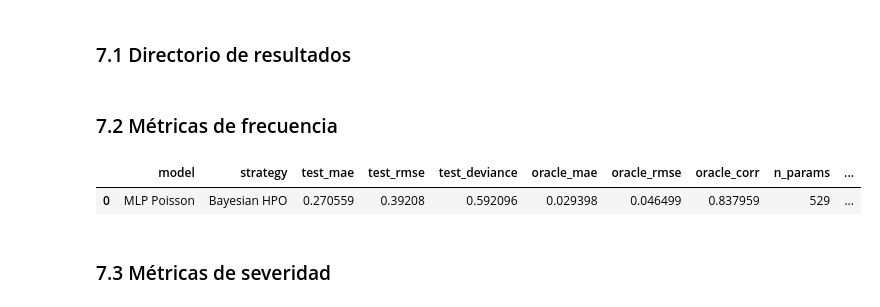
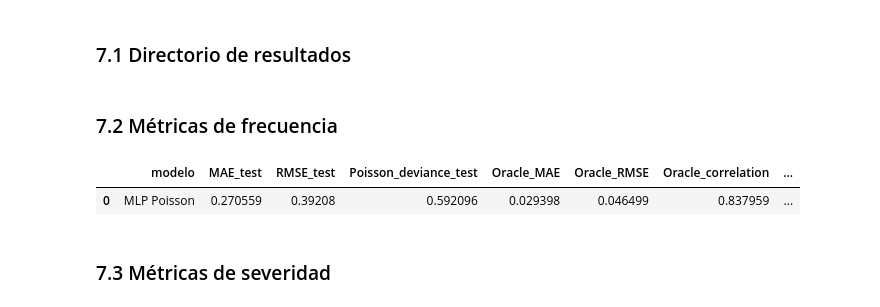
Before and after one commit to ActuarioDereckFuzz/Modelos_estadisticosvsMLvsDeep-Learning, a Jupyter notebook: notebooks/05_deep_learning.ipynb, the cells around one changed output. Cells and saved outputs as stored; diff of their text form; code cells hidden in the pictures.

```diff
--- a/notebooks/05_deep_learning.ipynb
+++ b/notebooks/05_deep_learning.ipynb
@@ -6645,38 +6645,63 @@ RESULTS_TABLES_DIR.mkdir(
 # %%
 dl_frequency_metrics = pd.DataFrame([
     {
-        "model": "MLP Poisson",
-        "strategy": "Bayesian HPO",
+        # Esquema común
+        "modelo": "MLP Poisson",
 
-        # Métricas observables
-        "test_mae": freq_final_test_metrics["MAE"],
-        "test_rmse": freq_final_test_metrics["RMSE"],
-        "test_deviance": freq_final_test_deviance,
+        "MAE_test": (
+            freq_final_test_metrics["MAE"]
+        ),
 
-        # Oracle
-        "oracle_mae": freq_final_oracle_metrics["MAE"],
-        "oracle_rmse": freq_final_oracle_metrics["RMSE"],
-        "oracle_corr": freq_final_oracle_corr,
+        "RMSE_test": (
+            freq_final_test_metrics["RMSE"]
+        ),
 
-        # Complejidad
-        "n_params": freq_final_n_params,
+        "Poisson_deviance_test": (
+            freq_final_test_deviance
+        ),
+
+        "Oracle_MAE": (
+            freq_final_oracle_metrics["MAE"]
+        ),
+
+        "Oracle_RMSE": (
+            freq_final_oracle_metrics["RMSE"]
+        ),
+
+        "Oracle_correlation": (
+            freq_final_oracle_corr
+        ),
+
+        # Información exclusiva de DL
+        "metodo_seleccion": "Bayesian HPO",
+
+        "n_params": (
+            freq_final_n_params
+        ),
+
         "architecture": " -> ".join(
             map(str, best_architecture)
         ),
 
-        # Entrenamiento
-        "train_time_seconds": freq_final_train_time,
-        "tuning_time_seconds": freq_bayesian_search_time,
+        "train_time_seconds": (
+            freq_final_train_time
+        ),
 
-        # Protocolo
-        "final_epochs": final_epochs_freq
+        "tuning_time_seconds": (
+            freq_bayesian_search_time
+        ),
+
+        "final_epochs": (
+            final_epochs_freq
+        )
     }
 ])
 
 dl_frequency_metrics
+dl_frequency_metrics
 # %% [output]
-|  | model | strategy | test_mae | test_rmse | test_deviance | oracle_mae | oracle_rmse | oracle_corr | n_params | ... |
-| 0 | MLP Poisson | Bayesian HPO | 0.270559 | 0.39208 | 0.592096 | 0.029398 | 0.046499 | 0.837959 | 529 | ... |
+|  | modelo | MAE_test | RMSE_test | Poisson_deviance_test | Oracle_MAE | Oracle_RMSE | Oracle_correlation | ... |
+| 0 | MLP Poisson | 0.270559 | 0.39208 | 0.592096 | 0.029398 | 0.046499 | 0.837959 | ... |
 # %%
 assert len(dl_frequency_metrics) == 1
 assert dl_frequency_metrics.notna().all().all()
```
Also changed, not shown: parts of 2 cells of this notebook, 3 other files.
